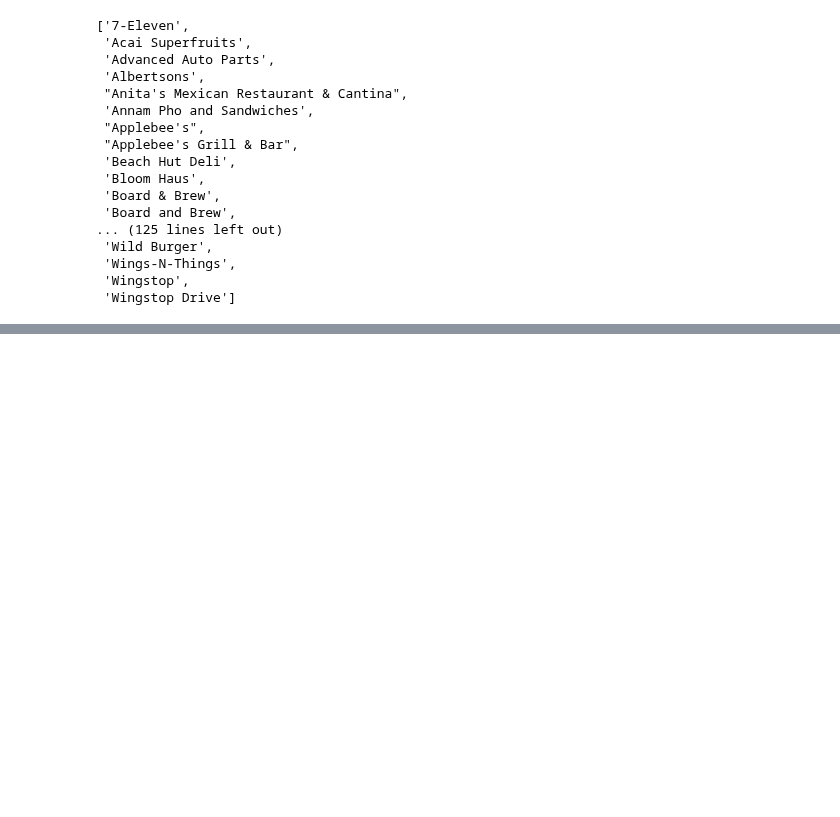
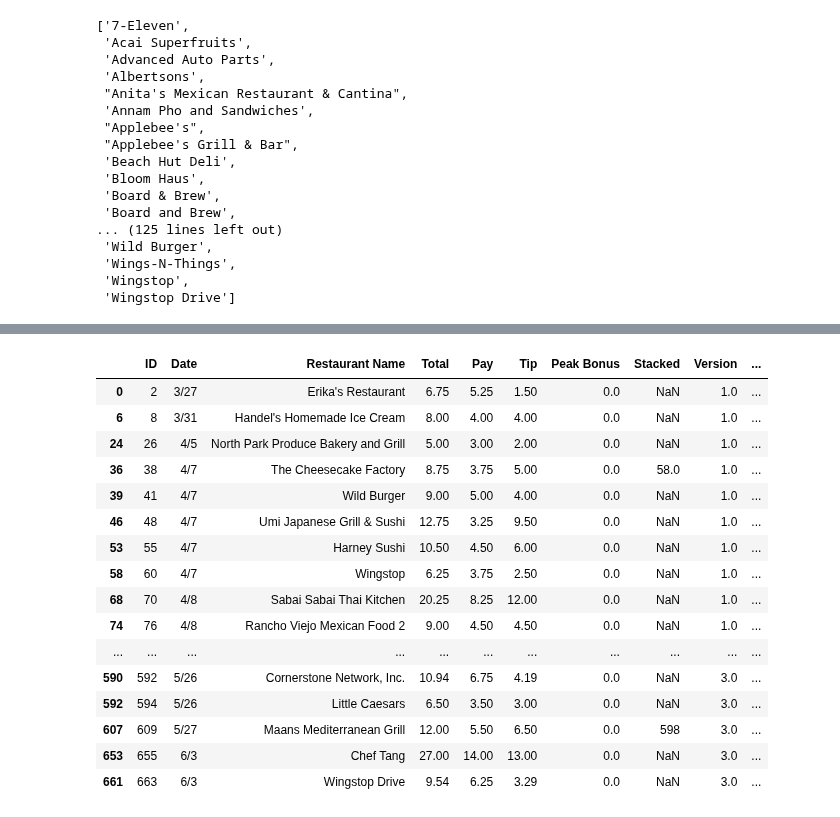
Before and after one commit to Crawford92/DeliveryData, a Jupyter notebook: stats.ipynb, the cells around one changed output, grey strips where cells are left out. Saved outputs shown, nothing was run; the diff lists cells and outputs as text; code cells hidden in the pictures; blank space fills up the shorter version.

```diff
--- a/stats.ipynb
+++ b/stats.ipynb
@@ -356,0 +472,6 @@ gpsDF2.to_csv('gpsDF2.csv')
+# %%
+#Okay so, maybe there's an issue
+
+pd.set_option('display.max_rows', None)
+display(result["Restaurant Name"])
+pd.reset_option('all')
@@ -356,0 +501,10 @@ gpsDF2.to_csv('gpsDF2.csv')
+# %%
+#Okay so for some reason it gets to 572 then resets to 0 - 100
+#is v3 really 100 exactly?
+#No, old goes to 574, new starts at 575 and goes to 716
+#I guess it would have kept the index from combining olddel and del, so we should try that and rework
+result.reset_index(drop=True, inplace=True)
+# %%
+pd.set_option('display.max_rows', None)
+display(result["Restaurant Name"])
+pd.reset_option('all')
@@ -356,0 +534,5 @@ gpsDF2.to_csv('gpsDF2.csv')
+# %%
+#Okay thats sensible, the ID starts at 2 and the index starts at 0 and this isn't the latest csv
+pd.set_option('display.max_rows', None)
+display(result["Restaurant Name"].duplicated(keep=False) == False)
+pd.reset_option('all')
@@ -356,0 +571,26 @@ gpsDF2.to_csv('gpsDF2.csv')
+# %%
+tempDF = result[result["Restaurant Name"].duplicated(keep=False) == False]
+tempDF
+#So this is all the restaurants we've only gone to, why do I keep saying we
+#This is all the places I've picked up from only once
+#Except for the typos that haven't been updated out yet
+
+#We're looking for highest and lowest tipping restaurants, so we actually want to look for the opposite of this set
+# %% [output]
+|  | ID | Date | Restaurant Name | Total | Pay | Tip | Peak Bonus | Stacked | Version | ... |
+| 0 | 2 | 3/27 | Erika's Restaurant | 6.75 | 5.25 | 1.50 | 0.0 | NaN | 1.0 | ... |
+| 6 | 8 | 3/31 | Handel's Homemade Ice Cream | 8.00 | 4.00 | 4.00 | 0.0 | NaN | 1.0 | ... |
+| 24 | 26 | 4/5 | North Park Produce Bakery and Grill | 5.00 | 3.00 | 2.00 | 0.0 | NaN | 1.0 | ... |
+| 36 | 38 | 4/7 | The Cheesecake Factory | 8.75 | 3.75 | 5.00 | 0.0 | 58.0 | 1.0 | ... |
+| 39 | 41 | 4/7 | Wild Burger | 9.00 | 5.00 | 4.00 | 0.0 | NaN | 1.0 | ... |
+| 46 | 48 | 4/7 | Umi Japanese Grill & Sushi | 12.75 | 3.25 | 9.50 | 0.0 | NaN | 1.0 | ... |
+| 53 | 55 | 4/7 | Harney Sushi | 10.50 | 4.50 | 6.00 | 0.0 | NaN | 1.0 | ... |
+| 58 | 60 | 4/7 | Wingstop | 6.25 | 3.75 | 2.50 | 0.0 | NaN | 1.0 | ... |
+| 68 | 70 | 4/8 | Sabai Sabai Thai Kitchen | 20.25 | 8.25 | 12.00 | 0.0 | NaN | 1.0 | ... |
+| 74 | 76 | 4/8 | Rancho Viejo Mexican Food 2 | 9.00 | 4.50 | 4.50 | 0.0 | NaN | 1.0 | ... |
+| ... | ... | ... | ... | ... | ... | ... | ... | ... | ... | ... |
+| 590 | 592 | 5/26 | Cornerstone Network, Inc. | 10.94 | 6.75 | 4.19 | 0.0 | NaN | 3.0 | ... |
+| 592 | 594 | 5/26 | Little Caesars | 6.50 | 3.50 | 3.00 | 0.0 | NaN | 3.0 | ... |
+| 607 | 609 | 5/27 | Maans Mediterranean Grill | 12.00 | 5.50 | 6.50 | 0.0 | 598 | 3.0 | ... |
+| 653 | 655 | 6/3 | Chef Tang | 27.00 | 14.00 | 13.00 | 0.0 | NaN | 3.0 | ... |
+| 661 | 663 | 6/3 | Wingstop Drive | 9.54 | 6.25 | 3.29 | 0.0 | NaN | 3.0 | ... |
```
Also changed, not shown: parts of 74 cells of this notebook.
